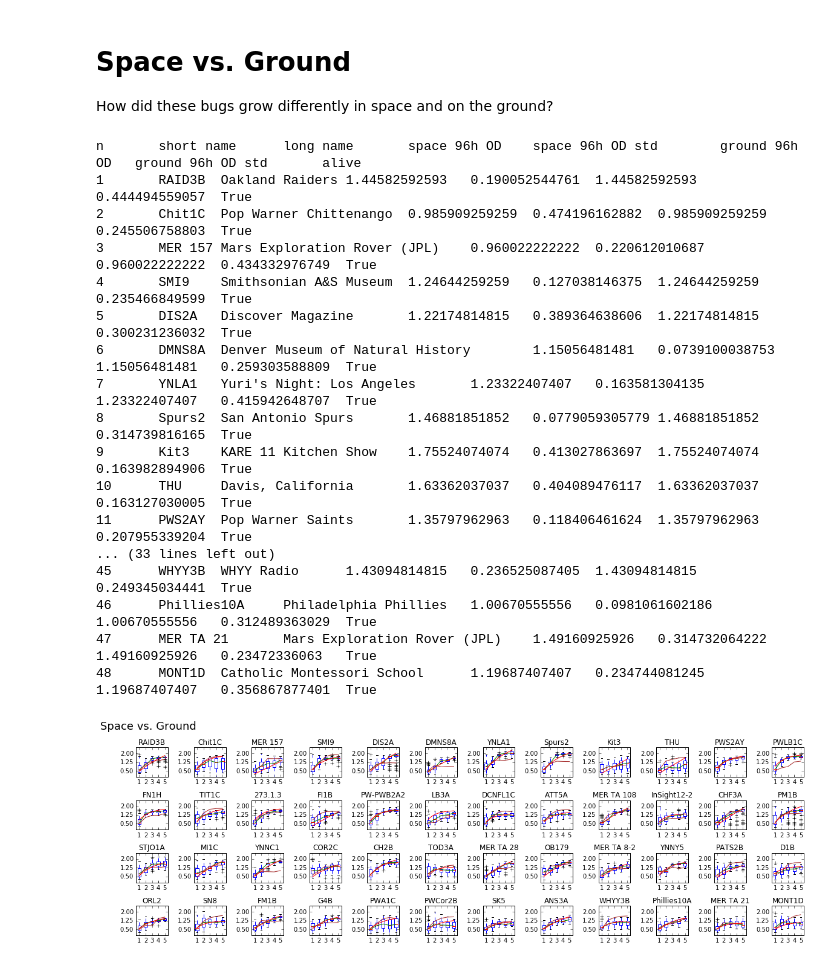
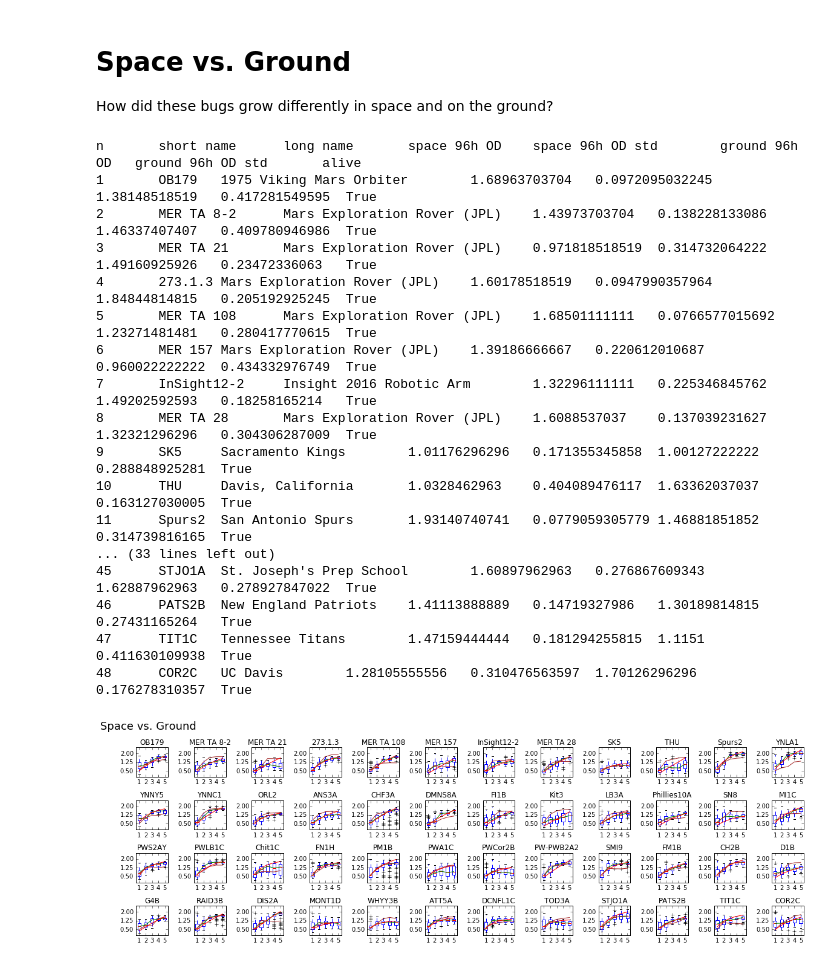
Before and after one commit to ryneches/SpaceGrowth, a Jupyter notebook: SpaceGrowthWinners.ipynb, the cells around one changed output. Saved outputs shown, nothing was run; the diff lists cells and outputs as text; code cells hidden in the pictures.

```diff
--- a/SpaceGrowthWinners.ipynb
+++ b/SpaceGrowthWinners.ipynb
@@ -596,56 +596,56 @@ print '\t'.join(( "n",
                   "alive"))
 for n,bug in enumerate(sorted(spacebugs, key=lambda k: k['sprint'], reverse=True)) :
     groundbug = groundbugs[map( lambda k: k['name'], groundbugs ).index(bug['name'])]
-    space96OD     = numpy.mean( groundbug['alldata'][-1])
+    space96OD     = numpy.mean( bug['alldata'][-1])
     space96ODstd  = numpy.std(  bug['alldata'][-1])
     ground96OD    = numpy.mean( groundbug['alldata'][-1])
     ground96ODstd = numpy.std(  groundbug['alldata'][-1])
     f.write( '\t'.join((str(n+1), bug['name'], bug['longname'], str(space96OD), str(space96ODstd), str(ground96OD), str(ground96ODstd), str(bug['alive']), '\n')) )
     print '\t'.join((str(n+1), bug['name'], bug['longname'], str(space96OD), str(space96ODstd), str(ground96OD), str(ground96ODstd), str(bug['alive'])))
 f.close()
 
 # plot the top players
 fig, ax = subplots( 4, 12, figsize=(16,5))
 fig.suptitle( 'Space vs. Ground', fontsize=18, x=0.05,y=1.05 )
 for n,bug in enumerate(sorted(spacebugs, key=lambda k: k['sprint'], reverse=True)) :
     subplot(4,12,n+1)
     ylim((0,2.5))
     yticks( linspace( 0.5, 2.0, 3 ) )
     groundbug = groundbugs[n]
     if bug['alive'] :
         title(bug['name'])
         boxplot(bug['alldata'])
         plot([1,2,3,4,5],map(median,bug['alldata']), color='green')
         plot([1,2,3,4,5],map(median,groundbug['alldata']), color='brown')
         N0, a = bug['N0'], bug['alpha']
         plot(linspace(1,5),Neval(linspace(1,5)),'red')
     else :
         title(bug['name'], alpha=0.2)
         boxplot(bug['data_1_1'])
         plot([1,2,3,4,5],map(median,bug['alldata']), color='green')
 
 fig.tight_layout()
 savefig( 'Space_vs_Ground.png', format='png', dpi=100 )
 savefig( 'Space_vs_Ground.pdf', format='pdf', dpi=100 )
 # %% [output]
 n       short name      long name       space 96h OD    space 96h OD std        ground 96h OD   ground 96h OD std       alive
-1       RAID3B  Oakland Raiders 1.44582592593   0.190052544761  1.44582592593   0.444494559057  True
-2       Chit1C  Pop Warner Chittenango  0.985909259259  0.474196162882  0.985909259259  0.245506758803  True
-3       MER 157 Mars Exploration Rover (JPL)    0.960022222222  0.220612010687  0.960022222222  0.434332976749  True
-4       SMI9    Smithsonian A&S Museum  1.24644259259   0.127038146375  1.24644259259   0.235466849599  True
-5       DIS2A   Discover Magazine       1.22174814815   0.389364638606  1.22174814815   0.300231236032  True
-6       DMNS8A  Denver Museum of Natural History        1.15056481481   0.0739100038753 1.15056481481   0.259303588809  True
-7       YNLA1   Yuri's Night: Los Angeles       1.23322407407   0.163581304135  1.23322407407   0.415942648707  True
-8       Spurs2  San Antonio Spurs       1.46881851852   0.0779059305779 1.46881851852   0.314739816165  True
-9       Kit3    KARE 11 Kitchen Show    1.75524074074   0.413027863697  1.75524074074   0.163982894906  True
-10      THU     Davis, California       1.63362037037   0.404089476117  1.63362037037   0.163127030005  True
-11      PWS2AY  Pop Warner Saints       1.35797962963   0.118406461624  1.35797962963   0.207955339204  True
+1       OB179   1975 Viking Mars Orbiter        1.68963703704   0.0972095032245 1.38148518519   0.417281549595  True
+2       MER TA 8-2      Mars Exploration Rover (JPL)    1.43973703704   0.138228133086  1.46337407407   0.409780946986  True
+3       MER TA 21       Mars Exploration Rover (JPL)    0.971818518519  0.314732064222  1.49160925926   0.23472336063   True
+4       273.1.3 Mars Exploration Rover (JPL)    1.60178518519   0.0947990357964 1.84844814815   0.205192925245  True
+5       MER TA 108      Mars Exploration Rover (JPL)    1.68501111111   0.0766577015692 1.23271481481   0.280417770615  True
+6       MER 157 Mars Exploration Rover (JPL)    1.39186666667   0.220612010687  0.960022222222  0.434332976749  True
+7       InSight12-2     Insight 2016 Robotic Arm        1.32296111111   0.225346845762  1.49202592593   0.18258165214   True
+8       MER TA 28       Mars Exploration Rover (JPL)    1.6088537037    0.137039231627  1.32321296296   0.304306287009  True
+9       SK5     Sacramento Kings        1.01176296296   0.171355345858  1.00127222222   0.288848925281  True
+10      THU     Davis, California       1.0328462963    0.404089476117  1.63362037037   0.163127030005  True
+11      Spurs2  San Antonio Spurs       1.93140740741   0.0779059305779 1.46881851852   0.314739816165  True
 ... (33 lines left out)
-45      WHYY3B  WHYY Radio      1.43094814815   0.236525087405  1.43094814815   0.249345034441  True
-46      Phillies10A     Philadelphia Phillies   1.00670555556   0.0981061602186 1.00670555556   0.312489363029  True
-47      MER TA 21       Mars Exploration Rover (JPL)    1.49160925926   0.314732064222  1.49160925926   0.23472336063   True
-48      MONT1D  Catholic Montessori School      1.19687407407   0.234744081245  1.19687407407   0.356867877401  True
+45      STJO1A  St. Joseph's Prep School        1.60897962963   0.276867609343  1.62887962963   0.278927847022  True
+46      PATS2B  New England Patriots    1.41113888889   0.14719327986   1.30189814815   0.27431165264   True
+47      TIT1C   Tennessee Titans        1.47159444444   0.181294255815  1.1151  0.411630109938  True
+48      COR2C   UC Davis        1.28105555556   0.310476563597  1.70126296296   0.176278310357  True
-[figure, old version]
+[figure, new version]
 # %%
 # write each space vs. ground plot to a seperate file
 
```
Also changed, not shown: 5 other files.
